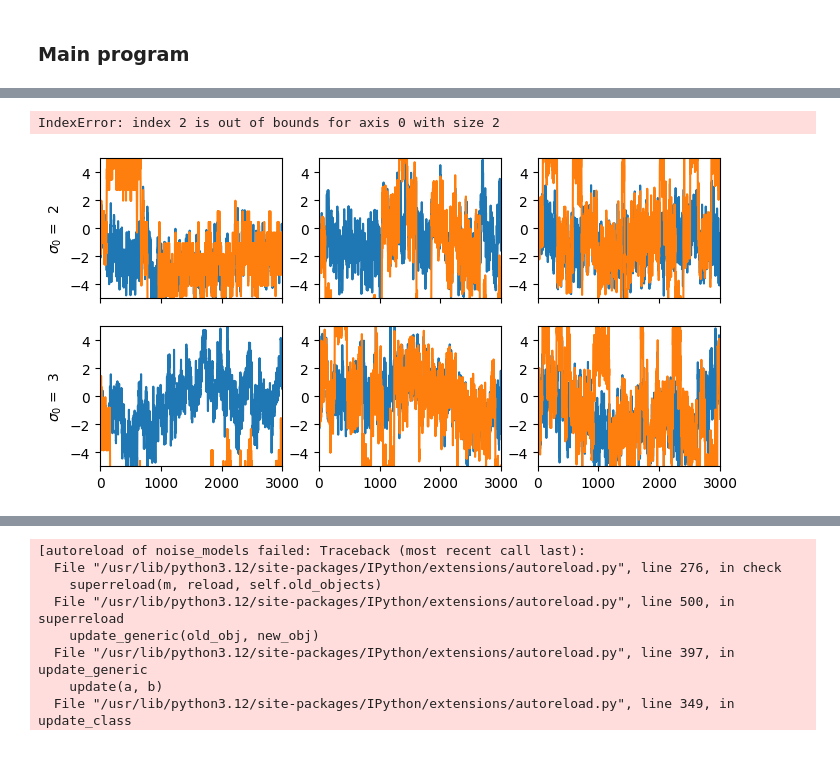
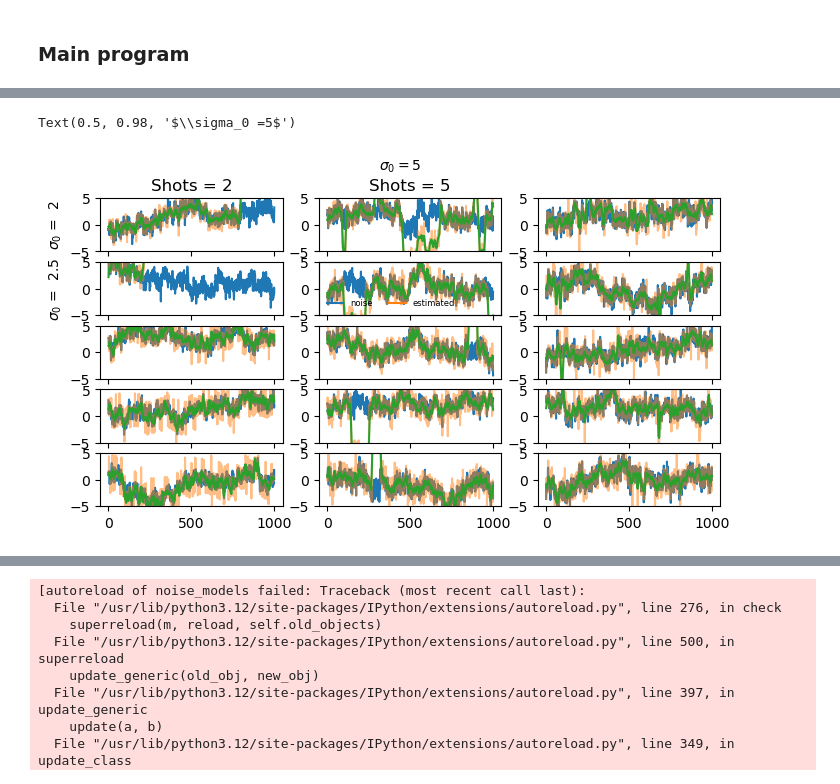
Before and after one commit to quantumJAK/overf-noise-extrapolation, a Jupyter notebook: binary_serach_tracking.ipynb, the cells around one changed output, grey strips where cells are left out. Drawn from its saved outputs; the diff is of its cells as text; code cells hidden in the pictures; blank space fills up the shorter version.

```diff
--- a/binary_serach_tracking.ipynb
+++ b/binary_serach_tracking.ipynb
@@ -20,7 +17,7 @@ The autoreload extension is already loaded. To reload it, use:
 ### Parameters
 # %%
 BITS_PER_REPETITIONS = 1  #Number of algorithm run between the estimations
-REPETITIONS = 100       #Repetition
+REPETITIONS = 2000       #Repetition
 
 SHOT_TIME = 5*1e3   #Time of shot in ns
 QUBIT_FREQ = 15 #MHz
@@ -29,7 +26,7 @@ DIFFUSE_PROB = True #Should I diffuse mu and sigma between shots?
 # TODO: use non-ideal parameters of estimation
 ALPHA = 0
 BETA = 1
-T2 = 10
+T2 = 1e99
 
 SIGMA = 5
 
@@ -55,7 +52,7 @@ def prob_update(x, mu, std, t):
 
     return m1, std
 
-def diffuse_mu_std(mu, std, noise, adaptive = False, std0 = SIGMA, nshots = 1):
+def diffuse_mu_std(mu, std, noise, adaptive = False, std0 = std0, nshots = 1):
     #TODO: add evolution of mu
     a,b,c, = noise.abc
     if adaptive:
@@ -66,14 +63,13 @@ def diffuse_mu_std(mu, std, noise, adaptive = False, std0 = SIGMA, nshots = 1):
     mu = mu
     return mu, std
 
-def estimate_cycle(noise, mus, std, N_SHOTS, SHOT_TIME,kappa, diffuse_prob = True):
-    dmu_est = []
+def estimate_cycle(noise, mus, std, N_SHOTS, SHOT_TIME):
     stds = []
     xis = []
     dmu = 0
     for k in range(N_SHOTS):
         dmu, std = estimate_shot(noise, dmu, std, get_tau(std),
-                                get_df(std,QUBIT_FREQ+dmu)-kappa*mus.filtered[-1])
+                                get_df(std,QUBIT_FREQ+dmu)-mus.filtered[-1])
         noise.update(SHOT_TIME)
         stds.append(std)
         xis.append(noise.x)
@@ -103,9 +99,11 @@ def get_tau(sig):
     # such that 2pi sig*tau = pi, and width of the filter is sig
     return 1/sig/4
 
-def get_bit(mu, noise, t,kappa, update_noise = True):
-    om = noise.x + QUBIT_FREQ - kappa*mu
-    prob = (1 + np.cos(2*np.pi*om*t))/2
+def get_bit(mu, noise, t, update_noise = True):
+    om = noise.x + QUBIT_FREQ - mu
+    dt = t/int(t/DTAU)
+    phi = (QUBIT_FREQ-mu)*t + np.sum([noise.update(dt) * dt for i in range(int(t/DTAU))])
+    prob = (1 + np.cos(2*np.pi*phi))/2
     if update_noise:
         noise.update(SHOT_TIME)
     return np.random.choice([1,0], p = [prob, 1-prob])
@@ -130,10 +187,10 @@ dupa
 # %%
-std0s = [2,3]
-shots = [3,5]
+std0s = [0.5,1,1.5,2,2.5,3,3.5,4]
+shots = [2,5,10,15,20]
 
+mus = Filter(1)
 
-
-bit_times = np.linspace(0,0.4,31)
+bit_times = [1/QUBIT_FREQ]
 
 bits_res = np.zeros((2,len(std0s),len(shots),REPETITIONS,len(bit_times) ))
 om_real = np.zeros((len(std0s),len(shots),(REPETITIONS)*len(bit_times)+1 ))
@@ -174,36 +231,35 @@ plt.xlim(0,20)
 # %%
 fig, ax = plt.subplots(len(std0s),len(shots),figsize=(8,4), sharex=True)
 for i in range(len(std0s)):
     for j in range(len(shots)):
                 ax[i,j].plot(om_real[i][j])
-                ax[i,j].plot(om_est[i][j], label = "raw", alpha=1)
-                #ax[i,j].plot(moving_average(om_est[i,j],10), label = "sigma")
+                ax[i,j].plot(om_est[i][j], label = "raw", alpha=0.50)
+                ax[i,j].plot(moving_average(om_est[i,j],10), label = "sigma")
                 #ax[i].plot(data[i][1], label = str(Ns[i]))
                 #ax[i].text(0.02, 0.75, 'L = ' + str(Ns[i]), fontsize=12, transform=ax[i].transAxes)
                 ax[i,j].set_ylim(-5,5)
-                ax[i,j].set_xlim(0,3000)
+                #ax[i,j].set_xlim(0,3000)
 
 
-for k in range(3):
+for k in range(2):
     ax[k,0].set_ylabel(r'$\sigma_0$ =  '+str(std0s[k]))
 
 
 for k in range(2):
     if k==0:
         ax[0,k].set_title('Shots = '+str(shots[k]))
     else:
         ax[0,k].set_title('Shots = '+str(shots[k]))
-#ax[0].set_xlim(0,3000)
 #ax[0].set_title('Nshots = '+str(N_SHOTS))
 
 bx = ax[1,1].twinx()
 bx.set_yticks([])
 bx.plot([],[],label = "noise")
 
 bx.plot([],[],label = "estimated")
 bx.legend(frameon = False, ncol=2, loc = 'lower left', fontsize = 6)
 
 fig.suptitle(r"$\sigma_0 ="+str(SIGMA)+"$", fontsize=10)
 # %% [output]
-IndexError: index 2 is out of bounds for axis 0 with size 2
+Text(0.5, 0.98, '$\\sigma_0 =5$')
-[figure, old version]
+[figure, new version]
```
Also changed, not shown: parts of 10 cells of this notebook.
